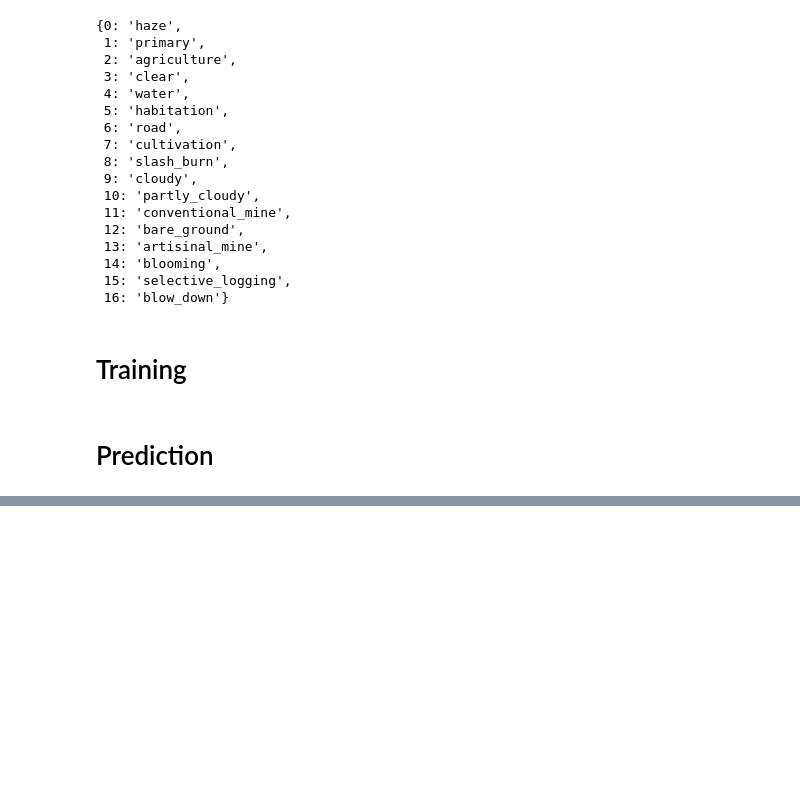
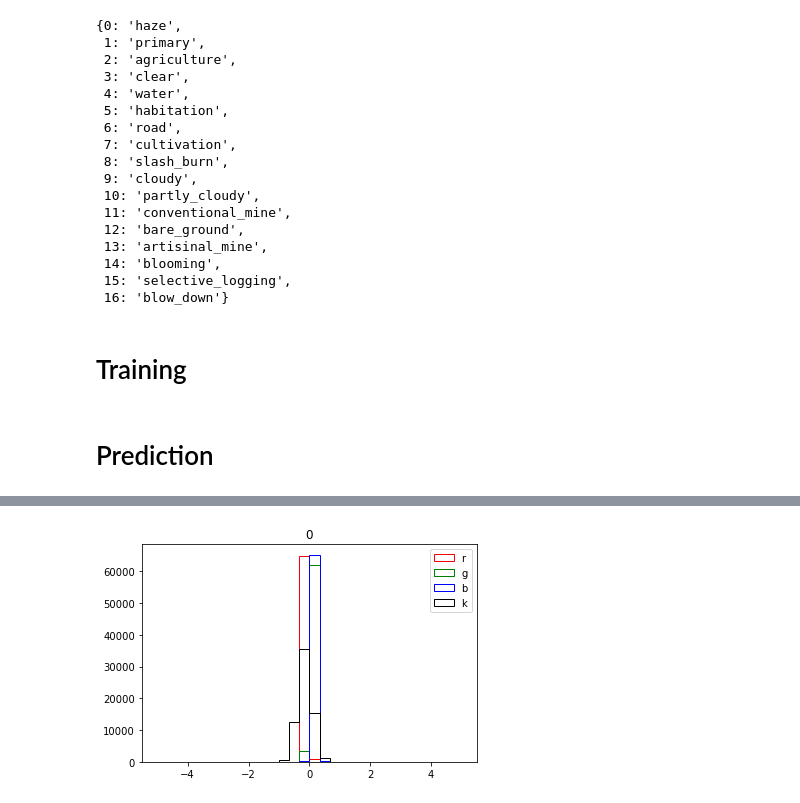
Before and after one commit to kylinorange/kaggle-planet, a Jupyter notebook: Amazon training.ipynb, the cells around one changed output, grey strips where cells are left out. Cells and saved outputs as stored; diff of their text form; code cells hidden in the pictures; blank space fills up the shorter version.

```diff
--- a/Amazon training.ipynb
+++ b/Amazon training.ipynb
@@ -406,0 +481,11 @@ result.to_csv(os.path.join(PLANET_KAGGLE_ROOT, 'preds', 'submission-3.csv'), ind
+# %%
+for n in range(1):
+    im = io.imread(os.path.join(PLANET_KAGGLE_ROOT, 'train-tif-v2', 'train_{}.tif'.format(n)))
+    im = calib_image(im)
+    plt.figure()
+    plt.title(n)
+    for i, color in enumerate(['r','g','b','k']):
+        plt.hist(np.reshape(im[:,:,i], (256*256)), bins=30, label=color, color=color, histtype='step', range=[-5, 5])
+    plt.legend()
+# %% [output]
+[figure, added]
```
Also changed, not shown: parts of 14 cells of this notebook, 4 other files.
